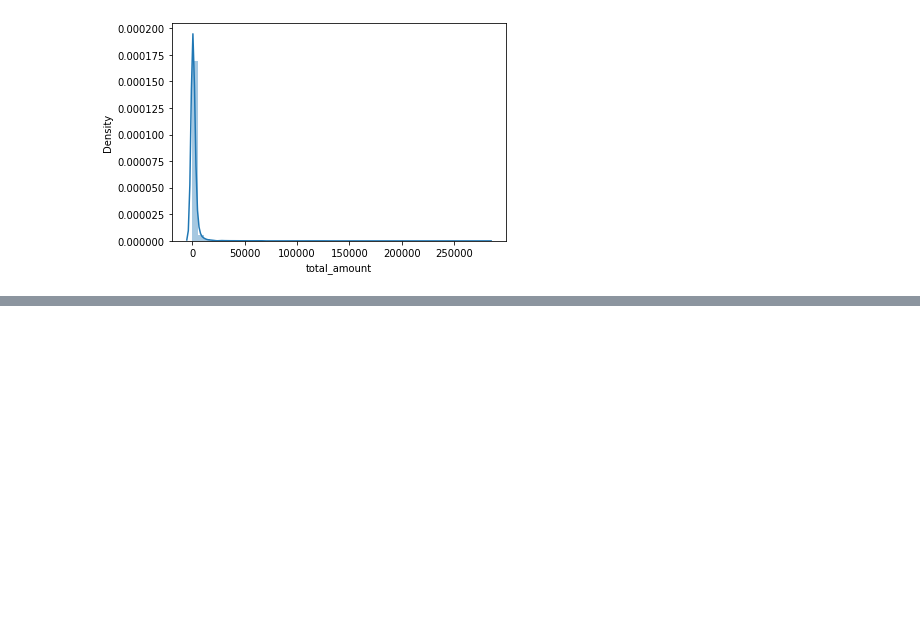
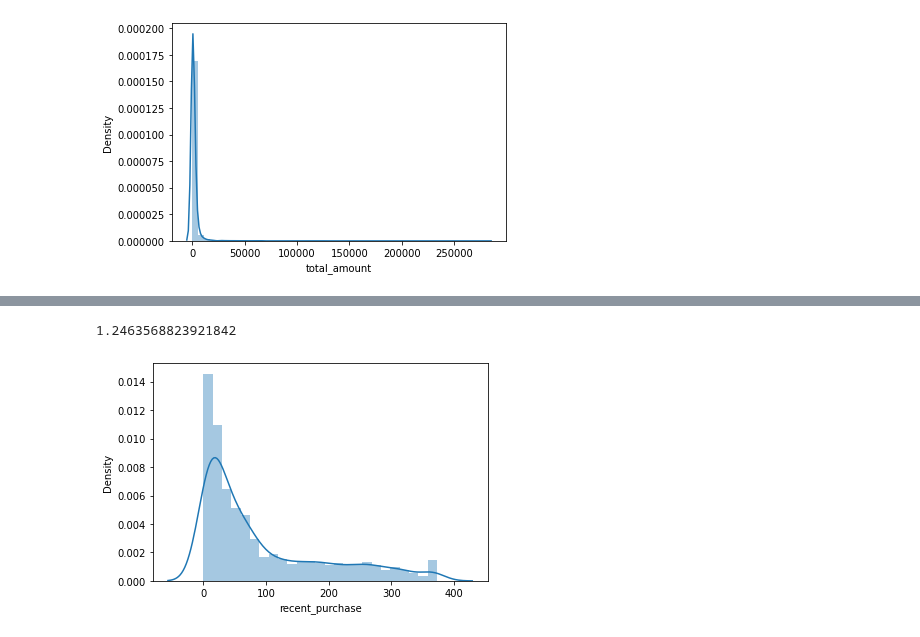
Before and after one commit to shreesha2304/Online-Retail-Customer-Segmentation, a Jupyter notebook: Online_Retail_Customer_Segmentation_Capstone_Project.ipynb, the cells around one changed output, grey strips where cells are left out. Cells and saved outputs as stored; diff of their text form; code cells hidden in the pictures; blank space fills up the shorter version.

```diff
--- a/Online_Retail_Customer_Segmentation_Capstone_Project.ipynb
+++ b/Online_Retail_Customer_Segmentation_Capstone_Project.ipynb
@@ -373,0 +354,6 @@ Name: total_amount, dtype: float64
+# %%
+sns.distplot(df_new['recent_purchase'])
+df_new['recent_purchase'].skew()
+# %% [output]
+1.2463568823921842
+[figure, added]
```
Also changed, not shown: parts of 38 cells of this notebook.
